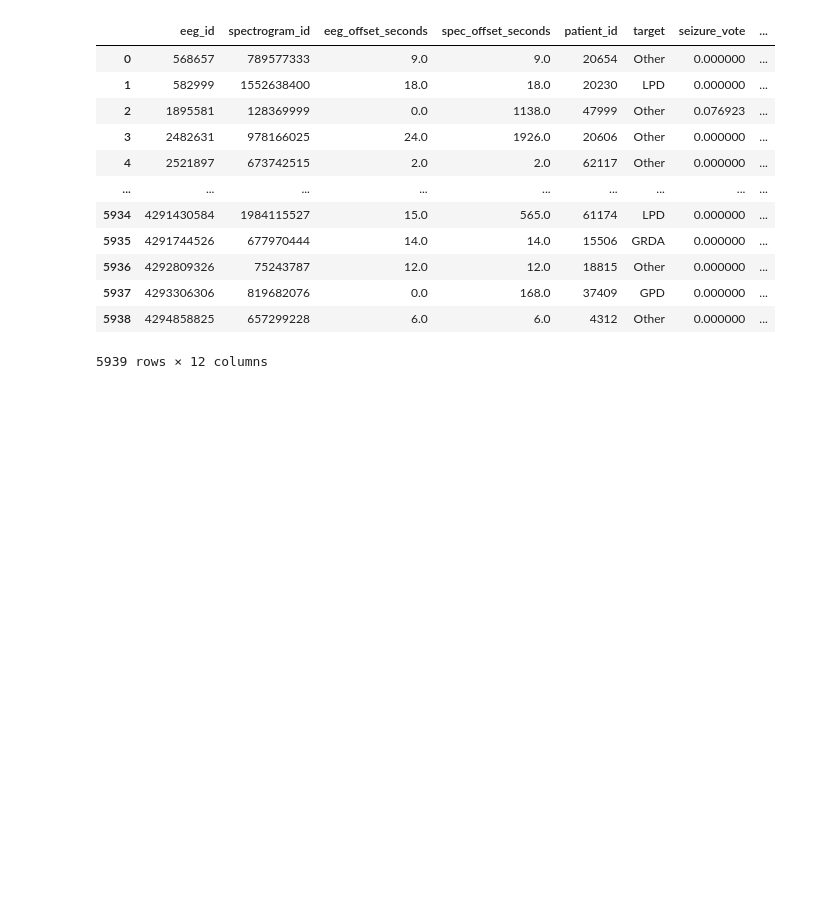
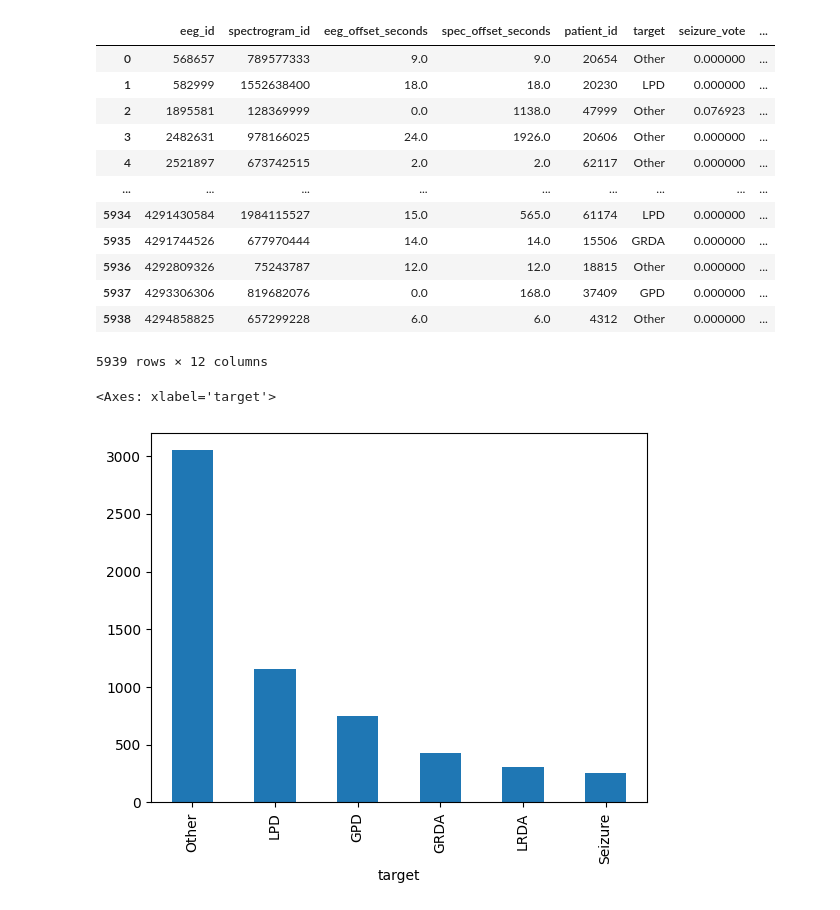
Before and after one commit to danilojr-delacruz/SigSquad, a Jupyter notebook: tutorials/Loading Data/Precomputing Log Signatures.ipynb, the cells around one changed output. Drawn from its saved outputs; the diff is of its cells as text; code cells hidden in the pictures; blank space fills up the shorter version.

```diff
--- a/tutorials/Loading Data/Precomputing Log Signatures.ipynb
+++ b/tutorials/Loading Data/Precomputing Log Signatures.ipynb
@@ -37,4 +37,9 @@ train_metadata
 | 5937 | 4293306306 | 819682076 | 0.0 | 168.0 | 37409 | GPD | 0.000000 | ... |
 | 5938 | 4294858825 | 657299228 | 6.0 | 6.0 | 4312 | Other | 0.000000 | ... |
 5939 rows × 12 columns
+# %%
+train_metadata.target.value_counts().plot(kind='bar')
+# %% [output]
+<Axes: xlabel='target'>
+[figure, added]
 # %%
```
Also changed, not shown: parts of 7 cells of this notebook, 7 other files.
